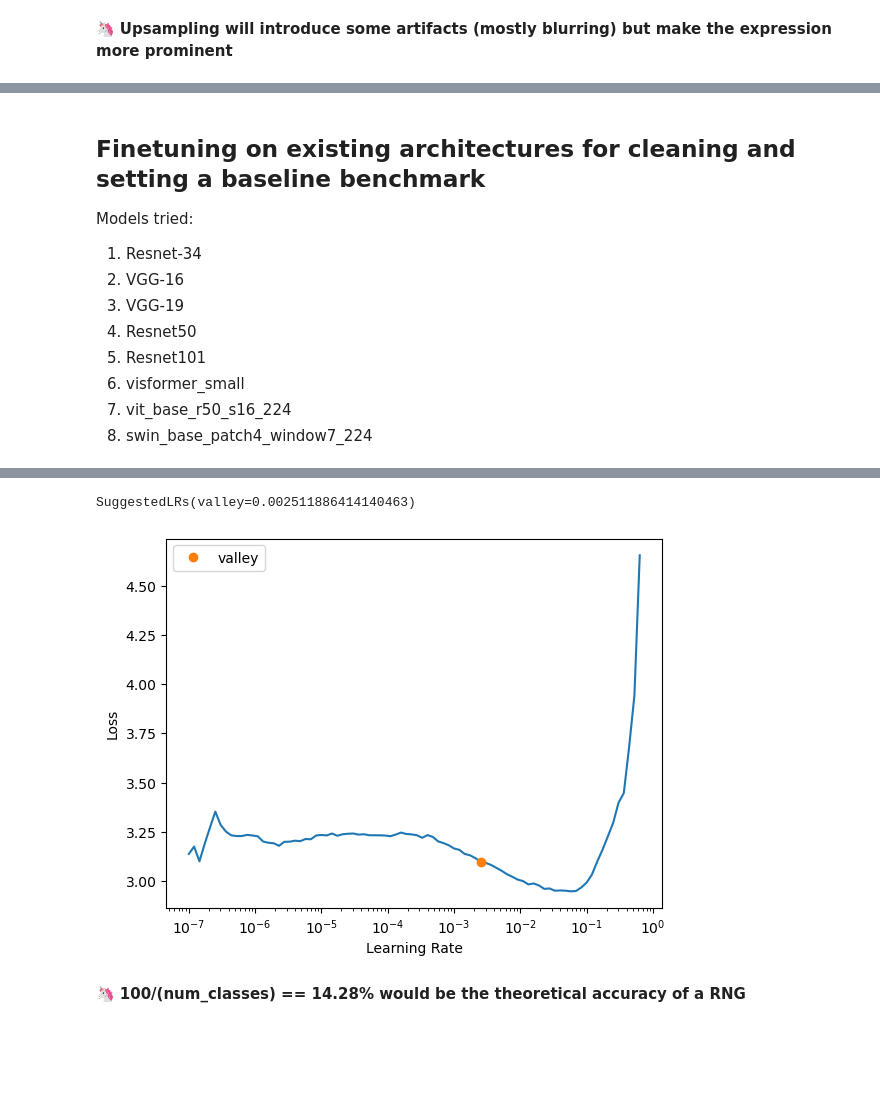
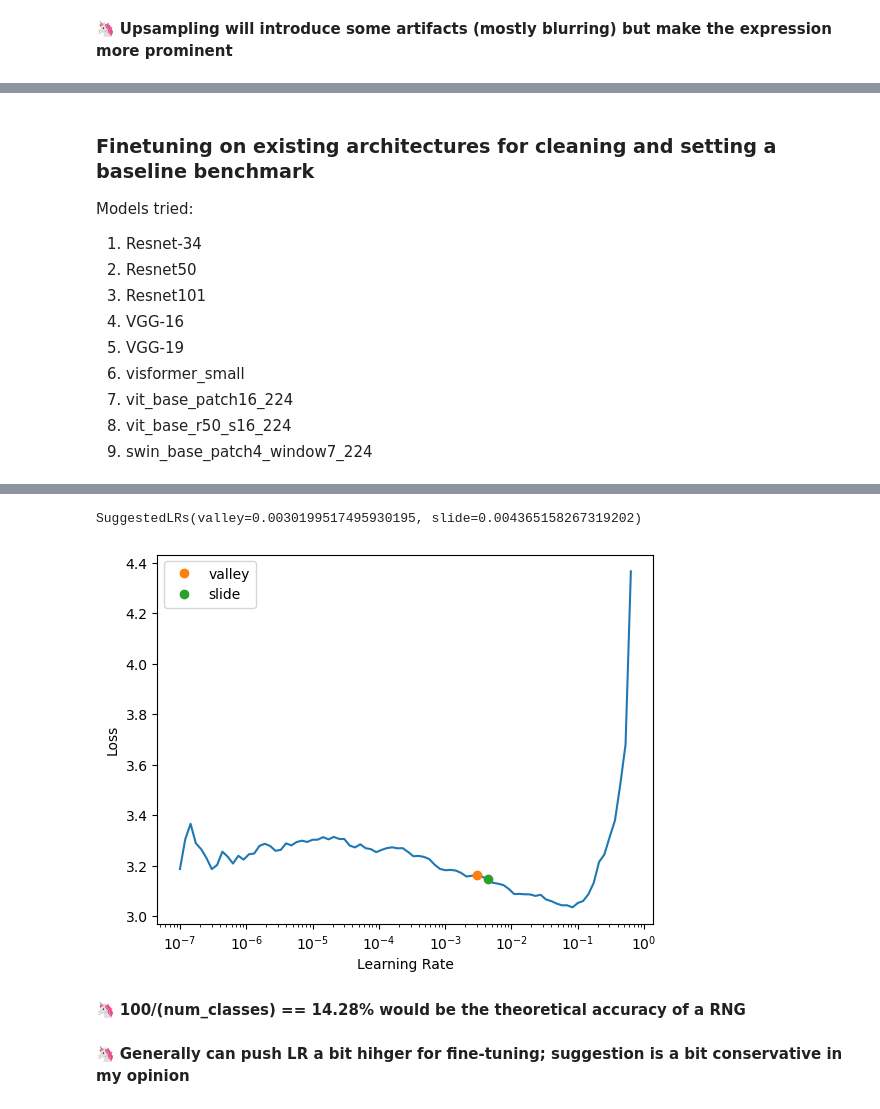
Before and after one commit to Aryan-Garg/Fast-Facial-Expression-Recognition, a Jupyter notebook: eda.ipynb, the cells around one changed output, grey strips where cells are left out. Cells and saved outputs as stored; diff of their text form; code cells hidden in the pictures; blank space fills up the shorter version.

```diff
--- a/eda.ipynb
+++ b/eda.ipynb
@@ -176,12 +282,13 @@ dls.show_batch()
 # %% [markdown]
-## Finetuning on existing architectures for cleaning and setting a baseline benchmark
+### Finetuning on existing architectures for cleaning and setting a baseline benchmark
 
 Models tried:
 1. Resnet-34
-2. VGG-16
-3. VGG-19
-4. Resnet50
-5. Resnet101
+2. Resnet50
+3. Resnet101
+4. VGG-16
+5. VGG-19
 6. visformer_small
-7. vit_base_r50_s16_224
-8. swin_base_patch4_window7_224
+7. vit_base_patch16_224
+8. vit_base_r50_s16_224
+9. swin_base_patch4_window7_224
@@ -190,9 +295,27 @@ learn = vision_learner(dls, resnet34, metrics=error_rate)
+# %%
+learn = vision_learner(dls, "resnet34", metrics=error_rate)
+
+# learn_resnet34 = vision_learner(dls, "resnet34", metrics=error_rate)
+# learn_resnet50 = vision_learner(dls, "resnet50", metrics=error_rate)
+# learn_resnet101 = vision_learner(dls, "resnet101", metrics=error_rate)
+
+# learn_vgg16 = vision_learner(dls, "vgg16", metrics=error_rate)
+# learn_vgg19 = vision_learner(dls, "vgg19", metrics=error_rate)
+
+# learn_visformer_small = vision_learner(dls, "visformer_small", metrics=error_rate)
+
+# learn_vit_base_patch16_224 = vision_learner(dls, "vit_base_patch16_224", metrics=error_rate)
+# learn_vit_base_r50_s16_224 = vision_learner(dls, "vit_base_r50_s16_224", metrics=error_rate)
+
+# learn_swin_patch4_window7_224 = vision_learner(dls, "swin_patch4_window7_224", metrics=error_rate)
 # %%
-learn.lr_find()
+learn.lr_find(suggest_funcs=(valley, slide))
 # %% [output]
 [interactive output not drawn]
-SuggestedLRs(valley=0.002511886414140463)
+SuggestedLRs(valley=0.0030199517495930195, slide=0.004365158267319202)
-[figure, old version]
+[figure, new version]
 # %% [markdown]
 🦄 **100/(num_classes) == 14.28% would be the theoretical accuracy of a RNG**
+# %% [markdown]
+🦄 **Generally can push LR a bit hihger for fine-tuning; suggestion is a bit conservative in my opinion**
 # %%
```
Also changed, not shown: parts of 22 cells of this notebook.
